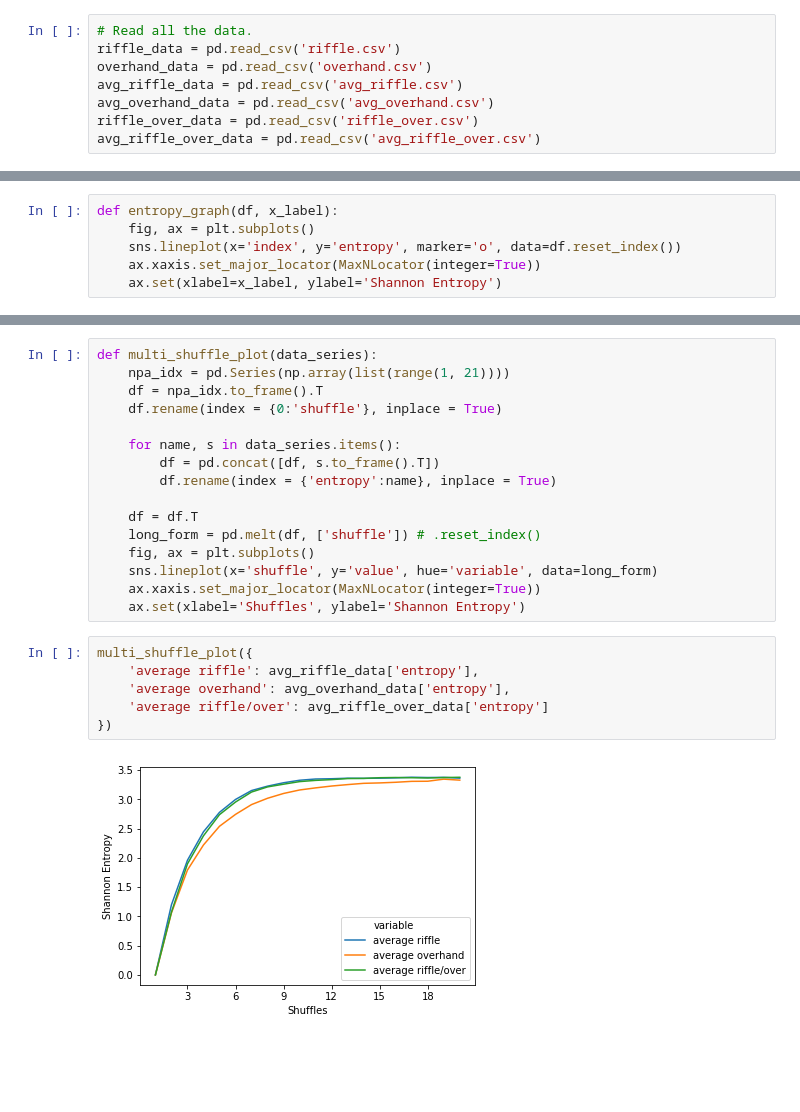
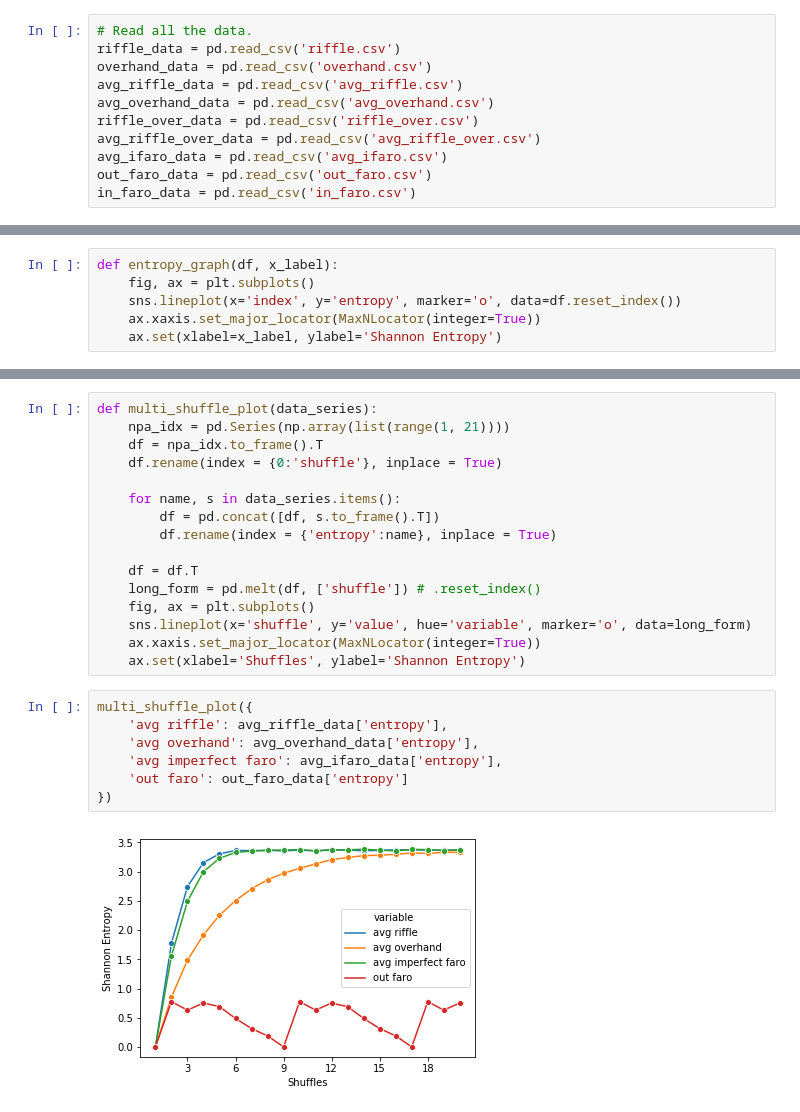
Before and after one commit to grymoire7/coding-fun, a Jupyter notebook: ruby/cards/shuffling.ipynb, the cells around one changed output, grey strips where cells are left out. Drawn from its saved outputs; the diff is of its cells as text; blank space fills up the shorter version.

Commit message:
Add faro, tweak shuffles

```diff
--- a/ruby/cards/shuffling.ipynb
+++ b/ruby/cards/shuffling.ipynb
@@ -14,6 +23,9 @@ avg_riffle_data = pd.read_csv('avg_riffle.csv')
 avg_overhand_data = pd.read_csv('avg_overhand.csv')
 riffle_over_data = pd.read_csv('riffle_over.csv')
 avg_riffle_over_data = pd.read_csv('avg_riffle_over.csv')
+avg_ifaro_data = pd.read_csv('avg_ifaro.csv')
+out_faro_data = pd.read_csv('out_faro.csv')
+in_faro_data = pd.read_csv('in_faro.csv')
 # %%
 display(riffle_data.head())
 # %% [output]
@@ -60,17 +76,18 @@ def multi_shuffle_plot(data_series):
     df = df.T
     long_form = pd.melt(df, ['shuffle']) # .reset_index()
     fig, ax = plt.subplots()
-    sns.lineplot(x='shuffle', y='value', hue='variable', data=long_form)
+    sns.lineplot(x='shuffle', y='value', hue='variable', marker='o', data=long_form)
     ax.xaxis.set_major_locator(MaxNLocator(integer=True))
     ax.set(xlabel='Shuffles', ylabel='Shannon Entropy')
 # %%
 multi_shuffle_plot({
-    'average riffle': avg_riffle_data['entropy'],
-    'average overhand': avg_overhand_data['entropy'],
-    'average riffle/over': avg_riffle_over_data['entropy']
+    'avg riffle': avg_riffle_data['entropy'],
+    'avg overhand': avg_overhand_data['entropy'],
+    'avg imperfect faro': avg_ifaro_data['entropy'],
+    'out faro': out_faro_data['entropy']
 })
 # %% [output]
-[figure, old version]
+[figure, new version]
 # %% [markdown]
 ## References
 
```
Also changed, not shown: parts of 7 cells of this notebook, 2 other files.
